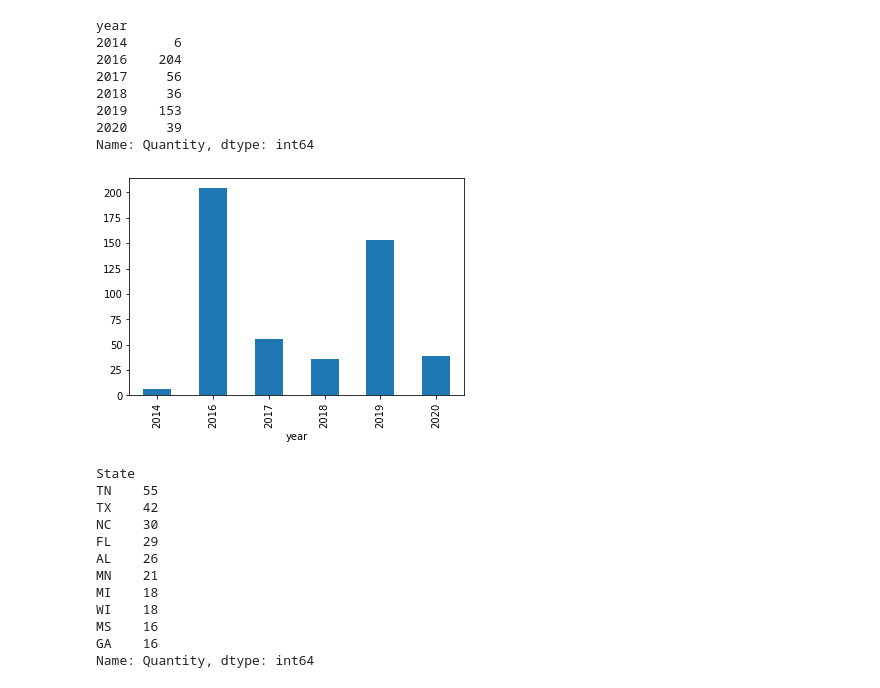
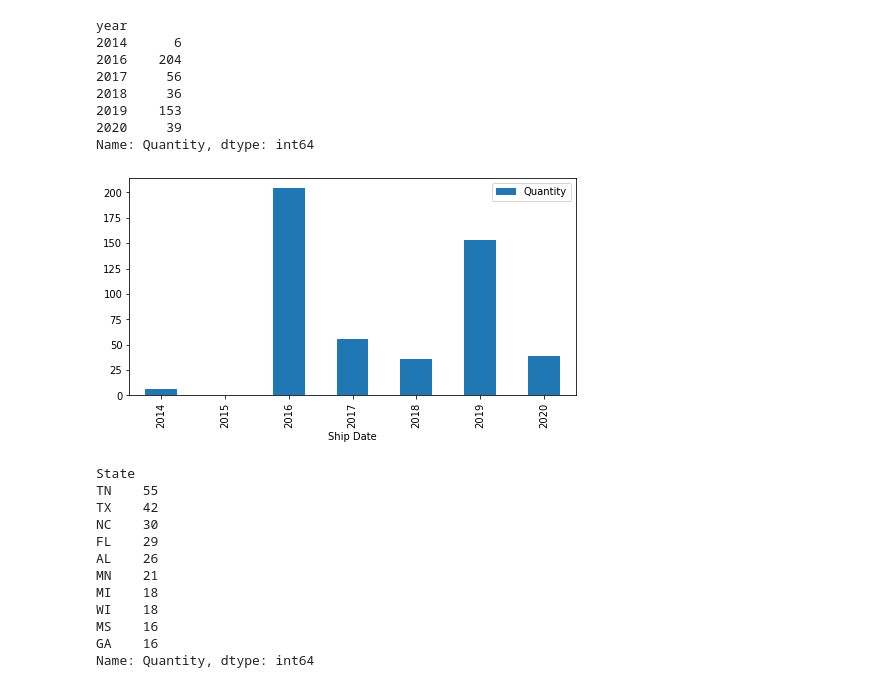
Before and after one commit to BuzzFeedNews/2020-06-leso-1033-transfers-since-ferguson, a Jupyter notebook: notebooks/1033-transfers-post-ferguson.ipynb, the cells around one changed output. Cells and saved outputs as stored; diff of their text form; code cells hidden in the pictures.

```diff
--- a/notebooks/1033-transfers-post-ferguson.ipynb
+++ b/notebooks/1033-transfers-post-ferguson.ipynb
@@ -36,5 +36,5 @@ The Ferguson, MO protests ended on August 25, 2014, so this analysis looks at al
 # %%
 post_ferguson = data[
     lambda x: x["Ship Date"] > "2014-08-25"
-].copy()
+]
 # %%
@@ -67,11 +74,29 @@ year
 2019    153
 2020     39
 Name: Quantity, dtype: int64
-# %%
-mraps.groupby("year")["Quantity"].sum().plot(kind="bar")
-pass
-# %% [output]
-[figure, removed]
+# %%
+def plot_quantity_by_year(items):
+    counts = (
+        items
+        .groupby(pd.Grouper(key = "Ship Date", freq = "AS"))
+        ["Quantity"]
+        .sum()
+        .reset_index()
+        .assign(**{ "Ship Date": lambda df: df["Ship Date"].dt.year })
+        .set_index("Ship Date")
+    )
+
+    (
+        counts
+        .plot(
+            kind="bar",
+            figsize = (8, 4)
+        )
+    )
+# %%
+plot_quantity_by_year(mraps)
+# %% [output]
+[figure, added]
 # %%
 mraps.groupby("State")["Quantity"].sum().sort_values(ascending=False).head(10)
 # %% [output]
```
Also changed, not shown: parts of 26 cells of this notebook, 2 other files.
